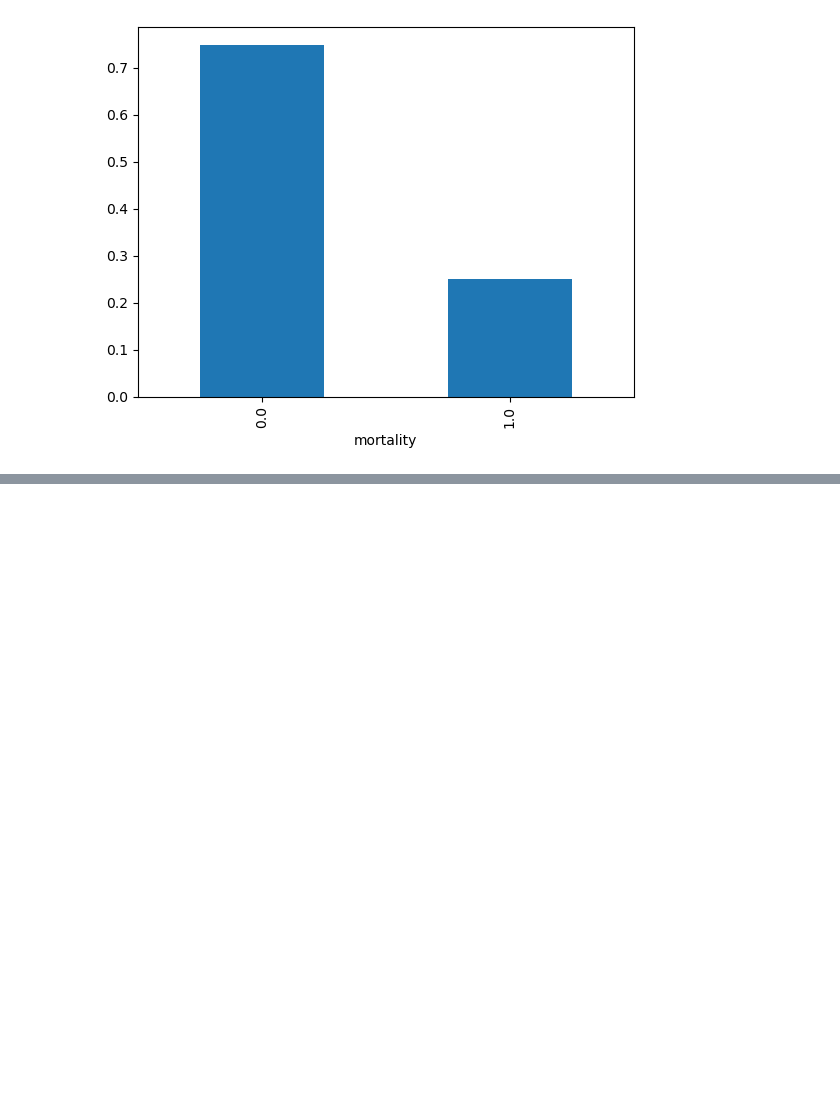
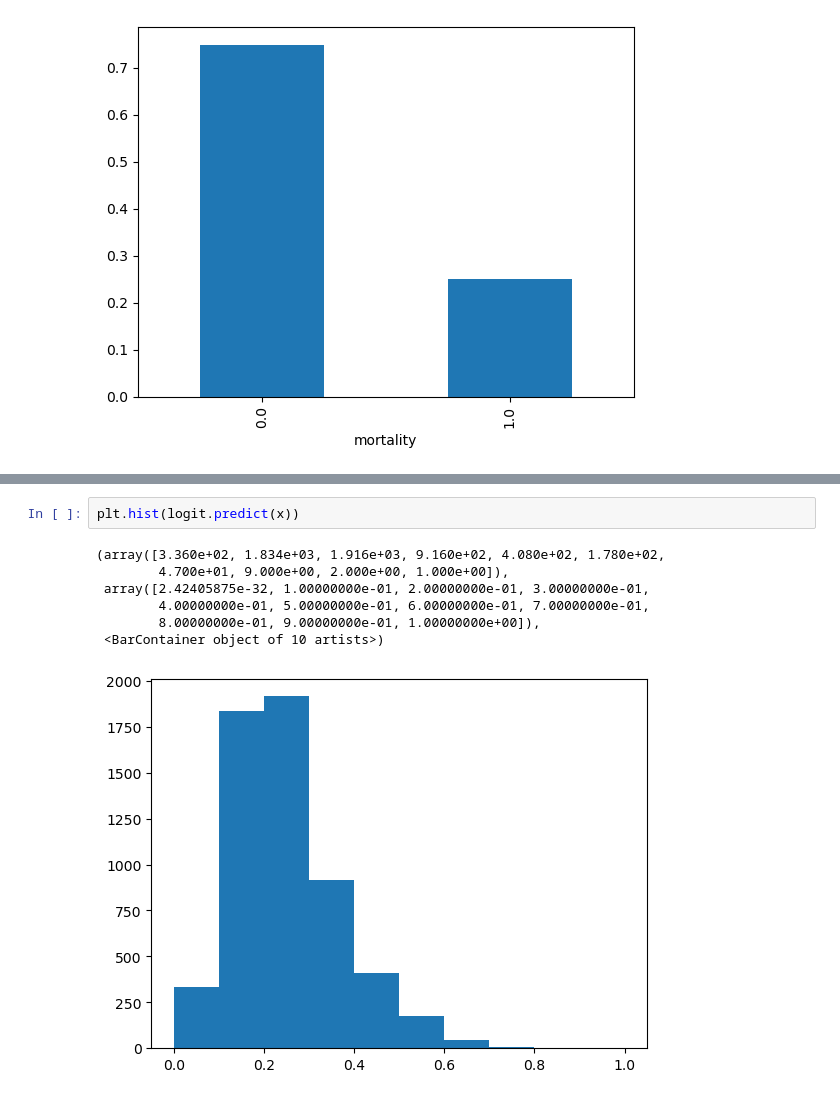
Before and after one commit to Johneinsteinwong/COMP7015_GroupProject, a Jupyter notebook: training.ipynb, the cells around one changed output, grey strips where cells are left out. Cells and saved outputs as stored; diff of their text form; blank space fills up the shorter version.

```diff
--- a/training.ipynb
+++ b/training.ipynb
@@ -32,0 +183,10 @@ Name: proportion, dtype: float64
+# %%
+plt.hist(logit.predict(x))
+# %% [output]
+(array([3.360e+02, 1.834e+03, 1.916e+03, 9.160e+02, 4.080e+02, 1.780e+02,
+        4.700e+01, 9.000e+00, 2.000e+00, 1.000e+00]),
+ array([2.42405875e-32, 1.00000000e-01, 2.00000000e-01, 3.00000000e-01,
+        4.00000000e-01, 5.00000000e-01, 6.00000000e-01, 7.00000000e-01,
+        8.00000000e-01, 9.00000000e-01, 1.00000000e+00]),
+ <BarContainer object of 10 artists>)
+[figure, added]
```
Also changed, not shown: parts of 12 cells of this notebook, 1 other file.
